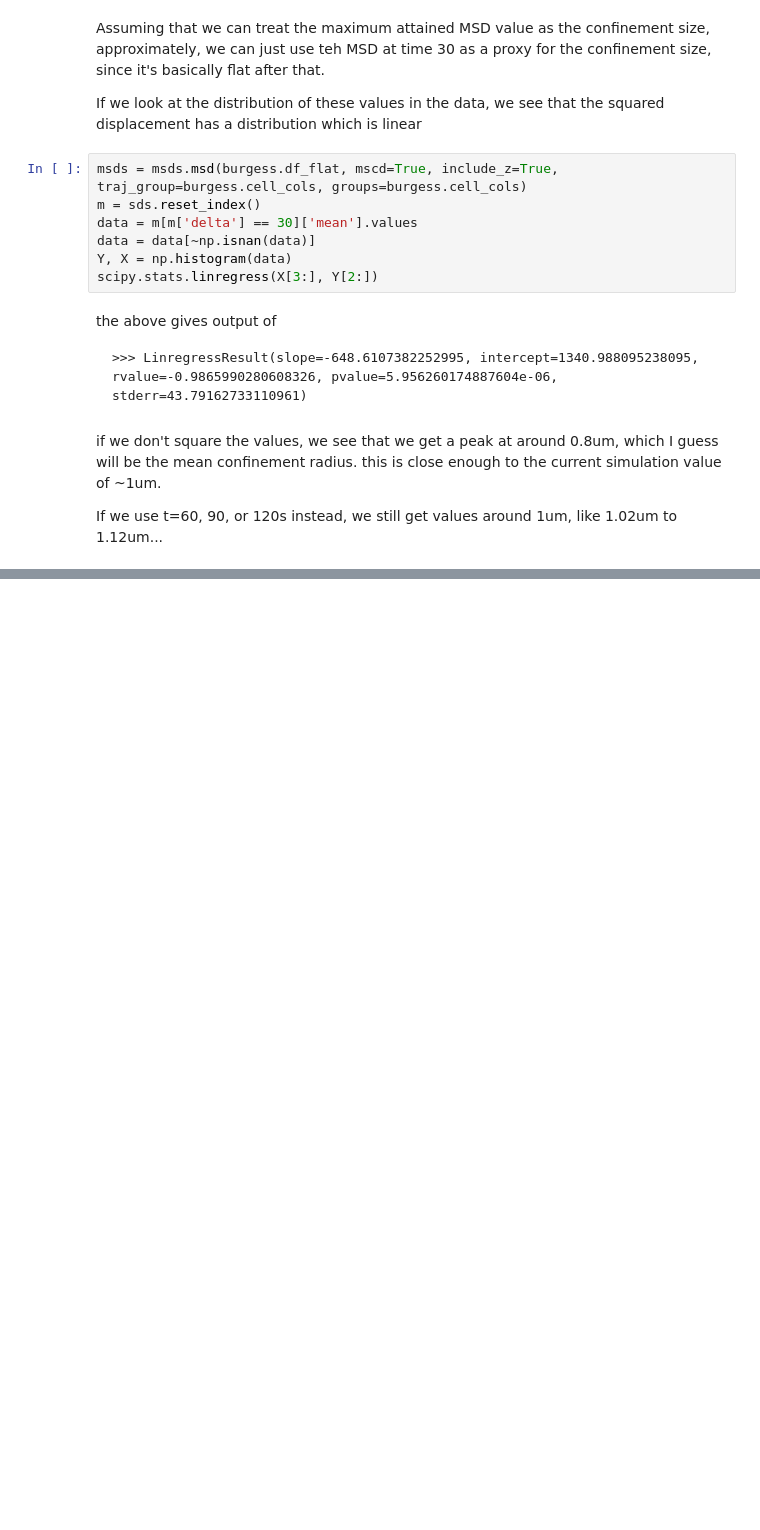
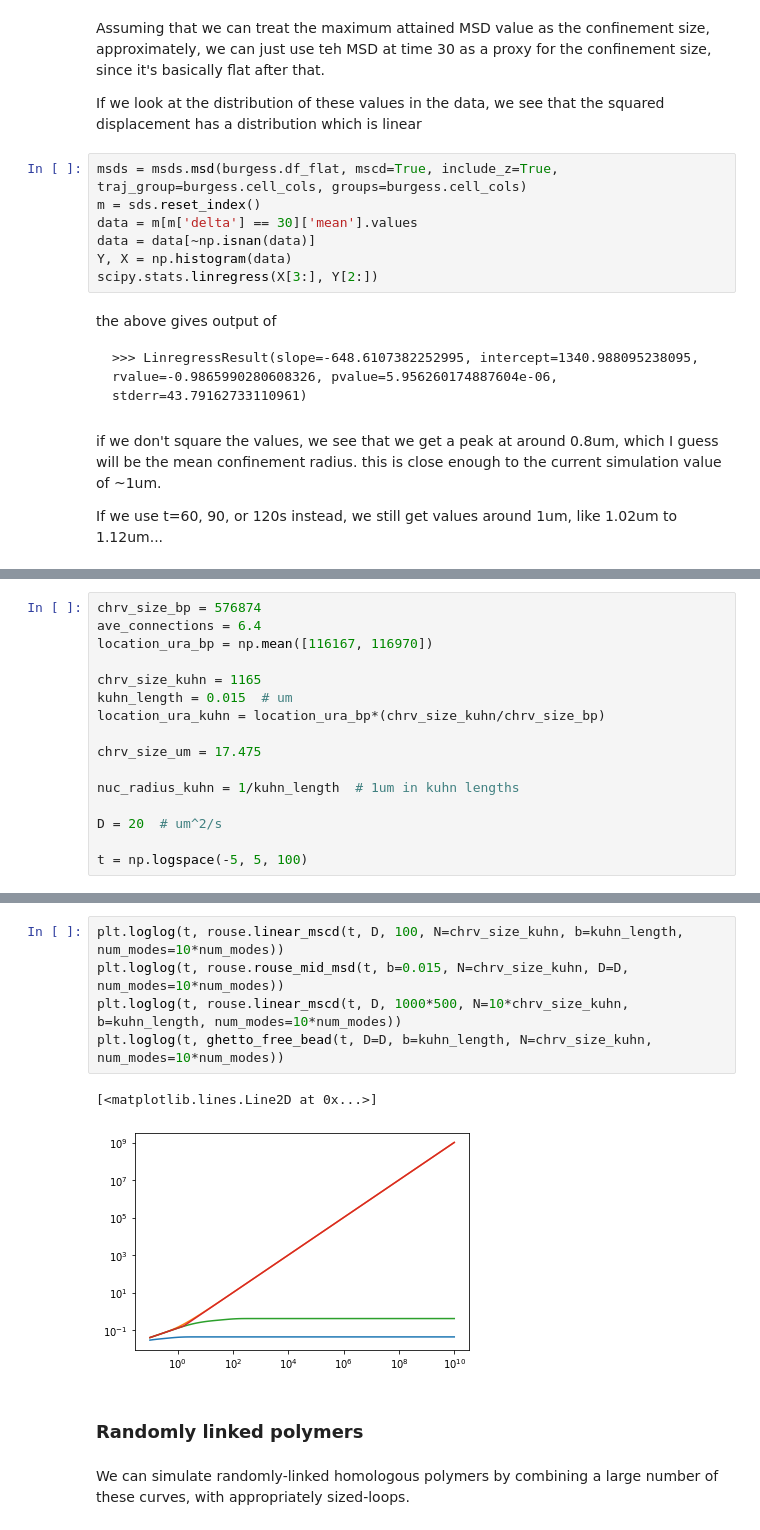
Before and after one commit to SpakowitzLab/wlcsim, a Jupyter notebook: doc/homolog.ipynb, the cells around one changed output, grey strips where cells are left out. Drawn from its saved outputs; the diff is of its cells as text; blank space fills up the shorter version.

```diff
--- a/doc/homolog.ipynb
+++ b/doc/homolog.ipynb
@@ -363,0 +418,16 @@ If we use t=60, 90, or 120s instead, we still get values around 1um, like 1.02um
+# %%
+chrv_size_bp = 576874
+ave_connections = 6.4
+location_ura_bp = np.mean([116167, 116970])
+
+chrv_size_kuhn = 1165
+kuhn_length = 0.015  # um
+location_ura_kuhn = location_ura_bp*(chrv_size_kuhn/chrv_size_bp)
+
+chrv_size_um = 17.475
+
+nuc_radius_kuhn = 1/kuhn_length  # 1um in kuhn lengths
+
+D = 20  # um^2/s
+
+t = np.logspace(-5, 5, 100)
@@ -363,0 +442,12 @@ If we use t=60, 90, or 120s instead, we still get values around 1um, like 1.02um
+# %%
+plt.loglog(t, rouse.linear_mscd(t, D, 100, N=chrv_size_kuhn, b=kuhn_length, num_modes=10*num_modes))
+plt.loglog(t, rouse.rouse_mid_msd(t, b=0.015, N=chrv_size_kuhn, D=D, num_modes=10*num_modes))
+plt.loglog(t, rouse.linear_mscd(t, D, 1000*500, N=10*chrv_size_kuhn, b=kuhn_length, num_modes=10*num_modes))
+plt.loglog(t, ghetto_free_bead(t, D=D, b=kuhn_length, N=chrv_size_kuhn, num_modes=10*num_modes))
+# %% [output]
+[<matplotlib.lines.Line2D at 0x...>]
+[figure, added]
+# %% [markdown]
+### Randomly linked polymers
+# %% [markdown]
+We can simulate randomly-linked homologous polymers by combining a large number of these curves, with appropriately sized-loops.
```
Also changed, not shown: parts of 56 cells of this notebook, 2 other files.
